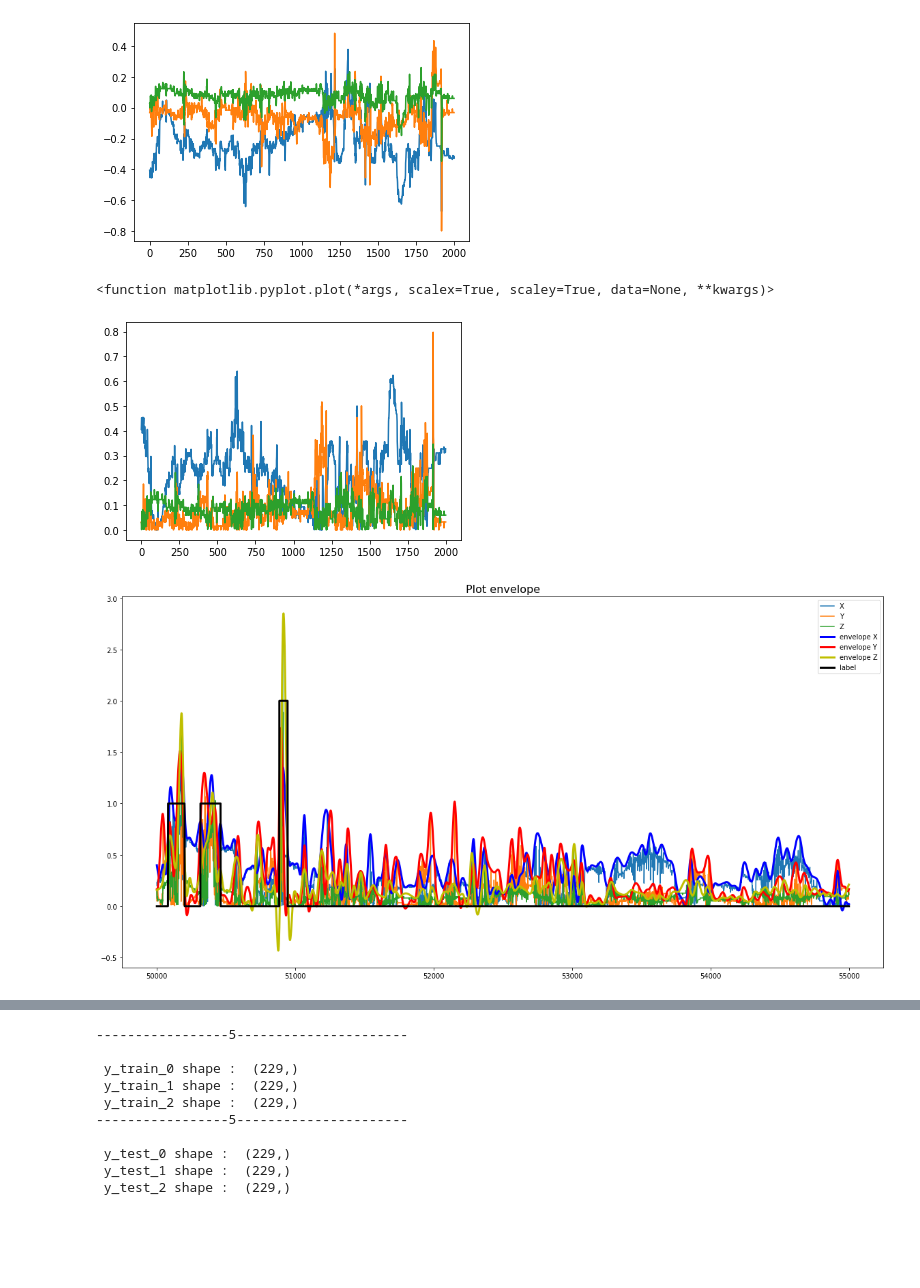
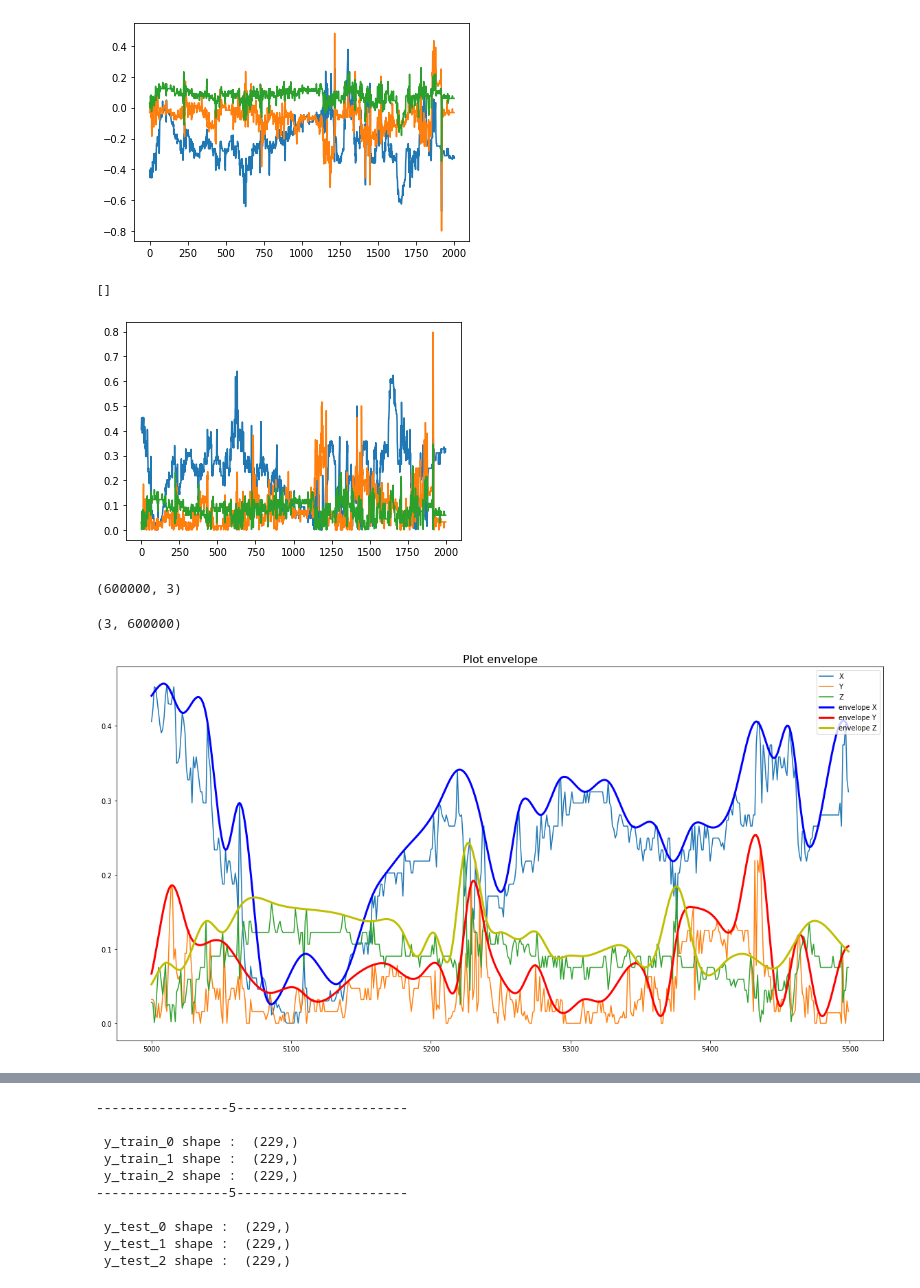
Before and after one commit to MorillaGit/quail_behavior_classifier, a Jupyter notebook: main.ipynb, the cells around one changed output, grey strips where cells are left out. Drawn from its saved outputs; the diff is of its cells as text; code cells hidden in the pictures; blank space fills up the shorter version.

```diff
--- a/main.ipynb
+++ b/main.ipynb
@@ -57,46 +58,55 @@ absolute_value = preprocessing_module.absolute_value(detrend)
 start = 5000
 end = 7000
 plt.plot(absolute_value[start:end])
-plt.plot
+plt.plot()
 # %% [output]
-<function matplotlib.pyplot.plot(*args, scalex=True, scaley=True, data=None, **kwargs)>
+[]
 [figure]
+# %%
+absolute_value.shape
+# %% [output]
+(600000, 3)
+# %%
+data_eng[:3].shape
+# %% [output]
+(3, 600000)
 # %%
 from src import preprocessing_module
 import importlib
 import numpy as np
 import matplotlib.pyplot as plt
 
 # Parameter interpolation ----------------------------------------------
-interpolation = 20
+interpolation = 10
 
 importlib.reload(preprocessing_module)
-data_eng = preprocessing_module.feature_engineering(
+data_eng = preprocessing_module.envelope(
                                     data = absolute_value,
-                                    interpolation=interpolation
+                                    distance=interpolation
                                     )
+# data_eng[1].shape
 
 a = preprocessing_module.envelope_aux(absolute_value, interpolation)
 x = np.arange(len(data_arr))
 
 # Visualization interpolation  ----------------------------------------------
 graph = True
-start = 50000
-end = 55000
+start = 5000
+end = 5500
 if graph:
     # plot a
     plt.figure(figsize=(20,10))
     plt.title('Plot envelope',fontsize=16)
     plt.plot(x[start:end], absolute_value[start:end], label='envelope')
     plt.plot(x[start:end], a[0][start:end],color='b',linewidth=3)
     plt.plot(x[start:end], a[1][start:end],color='r',linewidth=3)
     plt.plot(x[start:end], a[2][start:end],color='y',linewidth=3)
-    plt.plot(x[start:end], label_arr[start:end],color='black',linewidth=3)
+    # plt.plot(x[start:end], label_arr[start:end],color='black',linewidth=3)
     # legend column 1 is X, column 2 is Y, column 3 is Z
     plt.legend(['X', 'Y', 'Z','envelope X', 'envelope Y', 'envelope Z', 'label'], loc='upper right')
     plt.show()
 # %% [output]
-[figure, old version]
+[figure, new version]
 # %%
 from src import utils_module
 import importlib
```
Also changed, not shown: parts of 13 cells of this notebook.
